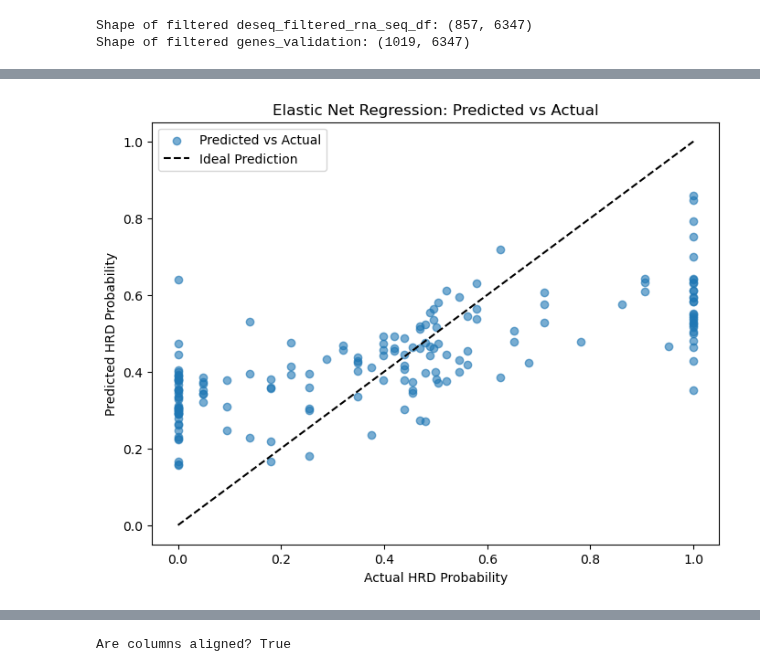
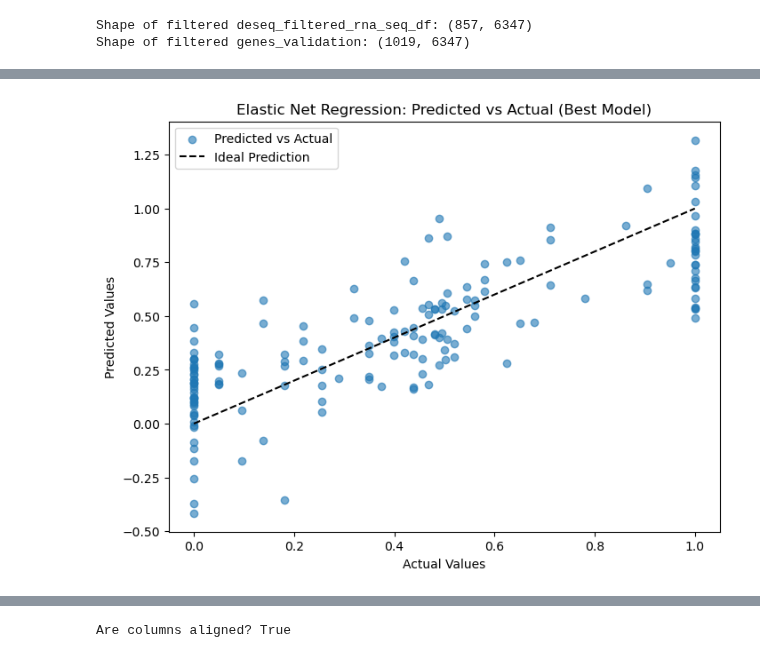
Before and after one commit to l1joseph/Multiscale_HRD_Classifier, a Jupyter notebook: prelim_analysis/BRCAness_cleanup.ipynb, the cells around one changed output, grey strips where cells are left out. Drawn from its saved outputs; the diff is of its cells as text; code cells hidden in the pictures.

```diff
--- a/prelim_analysis/BRCAness_cleanup.ipynb
+++ b/prelim_analysis/BRCAness_cleanup.ipynb
@@ -72,7 +71,7 @@ breast_filt = genes_validation_common[genes_validation_common.index.str.contains
 Shape of filtered deseq_filtered_rna_seq_df: (857, 6347)
 Shape of filtered genes_validation: (1019, 6347)
 # %%
-# Data Preprocessing Function
+from sklearn.model_selection import ParameterGrid
 def preprocess_data(X, y, task='regression'):
     """
     Preprocesses data by splitting into train-test sets and scaling features.
@@ -87,64 +86,75 @@ def preprocess_data(X, y, task='regression'):
     X_test_scaled = scaler.transform(X_test)
 
     return X_train_scaled, X_test_scaled, y_train, y_test
+# Elastic Net Training & Evaluation with Grid Search
+def train_evaluate_elastic_net_with_grid_search(X_train, X_test, y_train, y_test, alphas, l1_ratios):
+    """
+    Trains and evaluates Elastic Net models for a grid of hyperparameters.
+    Returns the best model and its metrics.
+    """
+    best_model = None
+    best_metrics = {'Mean Squared Error': float('inf'), 'R^2 Score': -float('inf')}
+    best_params = {}
 
-# Elastic Net Training & Evaluation
-def train_evaluate_elastic_net_regression(X_train, X_test, y_train, y_test):
-    """
-    Trains and evaluates an Elastic Net model for regression.
-    Returns the trained model and evaluation metrics.
-    """
-    model = ElasticNet(alpha=0.25, l1_ratio=0.3, max_iter=1000, random_state=42)
+    # Grid search
+    param_grid = ParameterGrid({'alpha': alphas, 'l1_ratio': l1_ratios})
+    for params in param_grid:
+        model = ElasticNet(alpha=params['alpha'], l1_ratio=params['l1_ratio'], max_iter=1000, random_state=42)
 
-    # Train model
-    model.fit(X_train, y_train)
+        # Train model
+        model.fit(X_train, y_train)
 
-    # Predict on test set
-    y_pred = model.predict(X_test)
+        # Predict on test set
+        y_pred = model.predict(X_test)
 
-    # Evaluate model
-    mse = mean_squared_error(y_test, y_pred)
-    r2 = r2_score(y_test, y_pred)
+        # Evaluate model
+        mse = mean_squared_error(y_test, y_pred)
+        r2 = r2_score(y_test, y_pred)
 
-    # Scatter plot of predictions vs actual values
+        # Update best model if current is better
+        if mse < best_metrics['Mean Squared Error']:
+            best_model = model
+            best_metrics = {'Mean Squared Error': mse, 'R^2 Score': r2}
+            best_params = params
+
+    # Scatter plot of predictions vs actual values for the best model
+    y_pred_best = best_model.predict(X_test)
     plt.figure(figsize=(8, 6))
-    plt.scatter(y_test, y_pred, alpha=0.6, label='Predicted vs Actual')
-    plt.plot([0, 1], [0, 1], 'k--', label='Ideal Prediction')
-    plt.xlabel('Actual HRD Probability')
-    plt.ylabel('Predicted HRD Probability')
-    plt.title('Elastic Net Regression: Predicted vs Actual')
+    plt.scatter(y_test, y_pred_best, alpha=0.6, label='Predicted vs Actual')
+    plt.plot([min(y_test), max(y_test)], [min(y_test), max(y_test)], 'k--', label='Ideal Prediction')
+    plt.xlabel('Actual Values')
+    plt.ylabel('Predicted Values')
+    plt.title('Elastic Net Regression: Predicted vs Actual (Best Model)')
     plt.legend(loc="upper left")
     plt.show()
 
-    # Collect evaluation metrics
-    metrics = {
-        'Mean Squared Error': mse,
-        'R^2 Score': r2
-    }
+    print(f"Best Parameters: {best_params}")
+    print(f"Mean Squared Error: {best_metrics['Mean Squared Error']:.3f}")
+    print(f"R^2 Score: {best_metrics['R^2 Score']:.3f}")
 
-    return model, metrics
+    return best_model, best_metrics, best_params
 
-# Main Execution
+# Main Execution with Hyperparameter Grid Search
 def main():
     """
-    Main function for preprocessing data, training Elastic Net for regression, and displaying results.
+    Main function for preprocessing data, training Elastic Net with grid search, and displaying results.
     """
-    print("\nTraining Elastic Net to predict HRD probabilities:")
+    print("\nTraining Elastic Net with Grid Search to predict HRD probabilities:")
 
-    X_train, X_test, y_train, y_test = preprocess_data(
-        # rnaseq_df_common.drop(columns=["Sample ID"]), brca_df_common['soft prob'], task='regression'
-        deseq_filtered_rna_seq_df_common, brca_df_common['soft prob'], task='regression'
+    # Example data preprocessing
+    X_train, X_test, y_train, y_test = preprocess_data(deseq_filtered_rna_seq_df_common, brca_df_common['soft prob'], task='regression')
+
+    # Define hyperparameter ranges
+    alphas = [0.01, 0.1, 0.25, 0.5, 1.0]
+    l1_ratios = [0.1, 0.5, 0.7, 0.9]
+
+    best_model, best_metrics, best_params = train_evaluate_elastic_net_with_grid_search(
+        X_train, X_test, y_train, y_test, alphas, l1_ratios
     )
 
-    model, metrics = train_evaluate_elastic_net_regression(X_train, X_test, y_train, y_test)
-
-    print("\nResults for Elastic Net Regression:")
-    print(f"Mean Squared Error: {metrics['Mean Squared Error']:.3f}")
-    print(f"R^2 Score: {metrics['R^2 Score']:.3f}")
-
-    return model, metrics
+    return best_model, best_metrics, best_params
 
 # Execute Main
-elastic_net_model, elastic_net_metrics = main()
-elastic_net_metrics
+elastic_net_model, elastic_net_metrics, elastic_net_params = main()
+elastic_net_metrics, elastic_net_params
 # %% [output]
@@ -152 +162 @@ Training Elastic Net to predict HRD probabilities:
-[figure, old version]
+[figure, new version]
```
Also changed, not shown: parts of 13 cells of this notebook.
